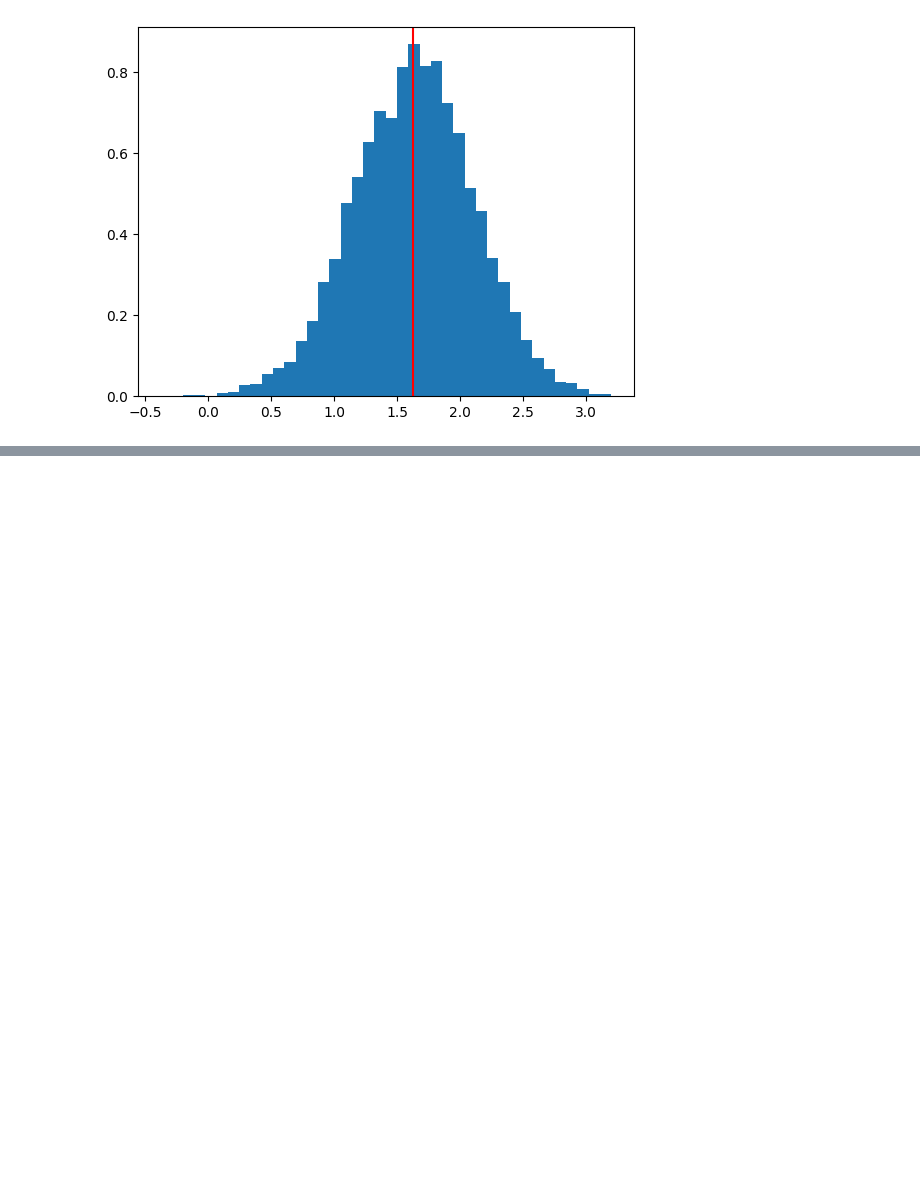
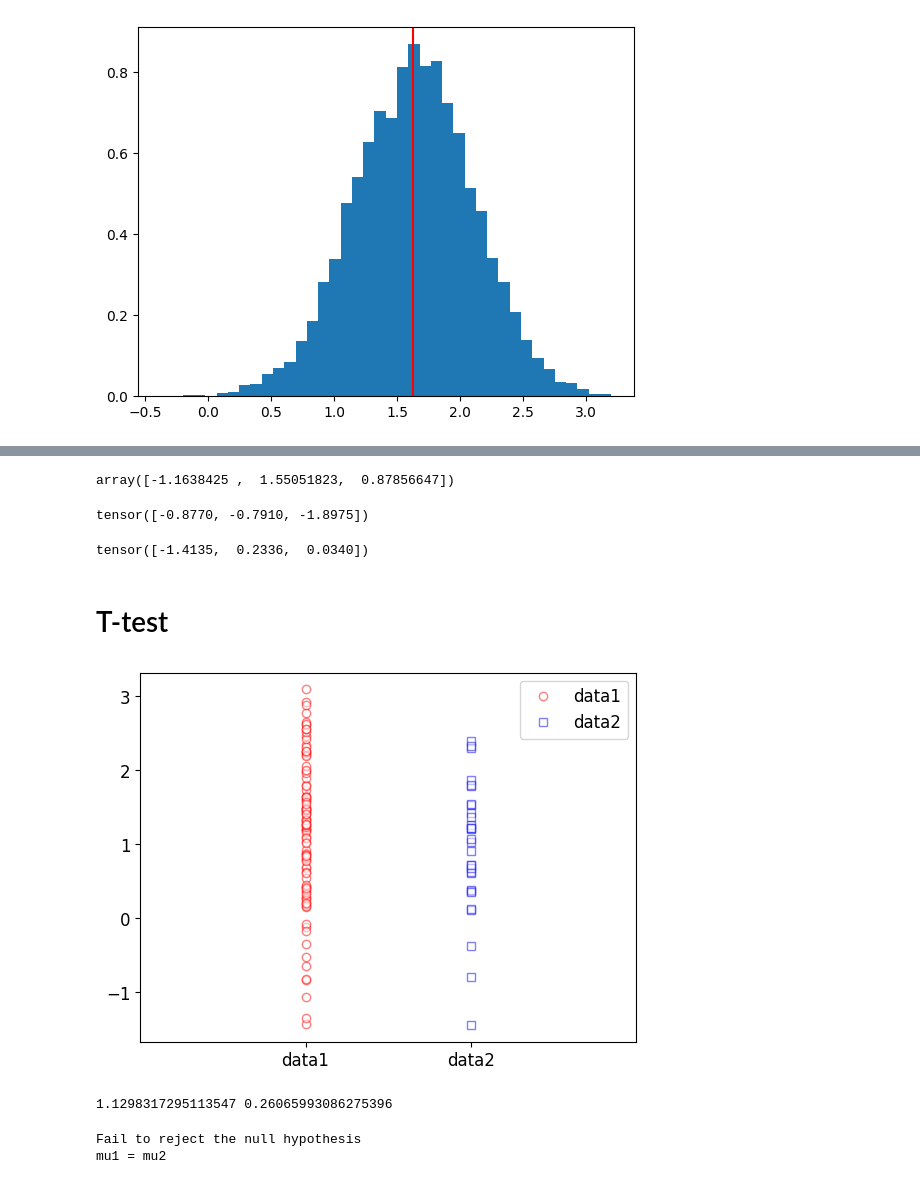
Before and after one commit to mokshManchandani/data-science, a Jupyter notebook: MATH.ipynb, the cells around one changed output, grey strips where cells are left out. Drawn from its saved outputs; the diff is of its cells as text; code cells hidden in the pictures; blank space fills up the shorter version.

```diff
--- a/MATH.ipynb
+++ b/MATH.ipynb
@@ -188,0 +205,52 @@ plt.axvline(population_mean, color='red');
+# %%
+np_seeder_1 = np.random.RandomState(seed=17)
+np_seeder_2 = np.random.RandomState(seed=20241017)
+
+np_seeder_2.randn(3)
+# %% [output]
+array([-1.1638425 ,  1.55051823,  0.87856647])
+# %%
+torch.randn(3)
+# %% [output]
+tensor([-0.8770, -0.7910, -1.8975])
+# %%
+torch.manual_seed(17)
+torch.randn(3)
+# %% [output]
+tensor([-1.4135,  0.2336,  0.0340])
+# %% [markdown]
+# T-test
+# %%
+n1 = 100
+n2 = 30
+mu1 = 1
+mu2 = 1
+
+data1 = mu1 + np.random.randn(n1)
+data2 = mu2 + np.random.randn(n2)
+# %%
+plt.plot(np.zeros(n1),data1, 'ro', markerfacecolor='w', alpha=.5, label='data1')
+plt.plot(np.ones(n2),data2, 'bs', markerfacecolor = 'w', alpha=.5, label='data2')
+plt.xlim([-1, 2])
+plt.xticks([0,1], labels=['data1', 'data2'])
+plt.legend();
+# %% [output]
+[figure, added]
+# %%
+t, p = stats.ttest_ind(data1, data2)
+print(t, p)
+# %% [output]
+1.1298317295113547 0.26065993086275396
+# %%
+if p < 0.05:
+  print('Reject the null hypothesis')
+  if t > 0:
+    print('mu1 > mu2')
+  else:
+    print('mu1 < mu2')
+else:
+  print('Fail to reject the null hypothesis')
+  print('mu1 = mu2')
+# %% [output]
+Fail to reject the null hypothesis
+mu1 = mu2
```
Also changed, not shown: parts of 6 cells of this notebook.
